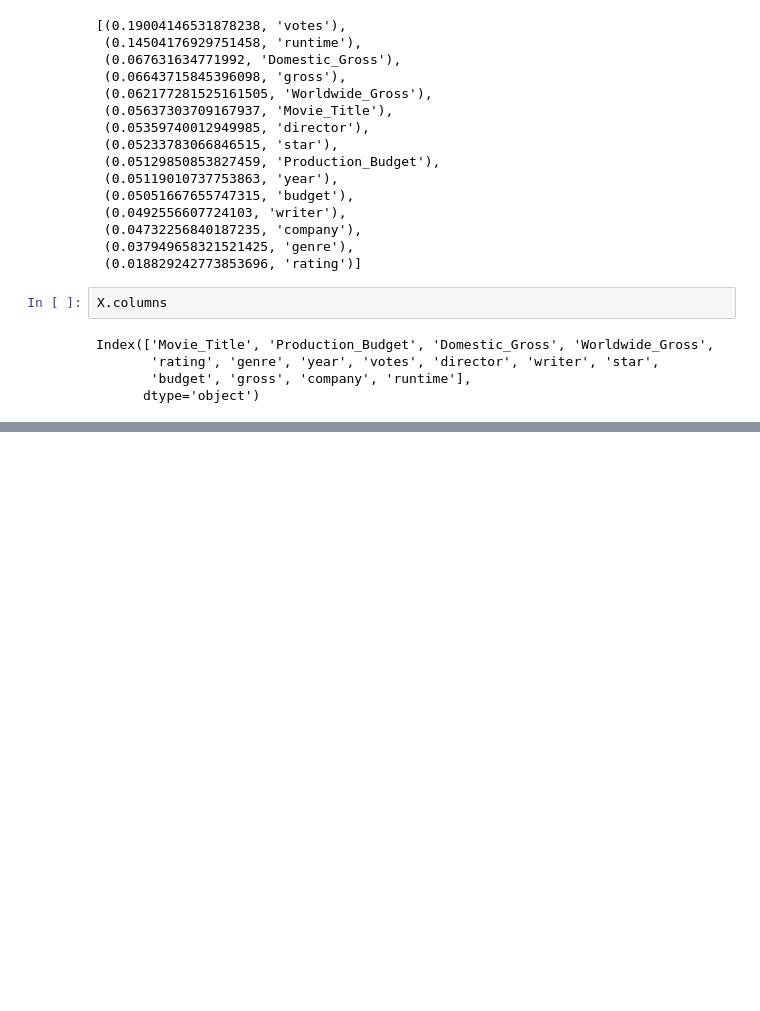
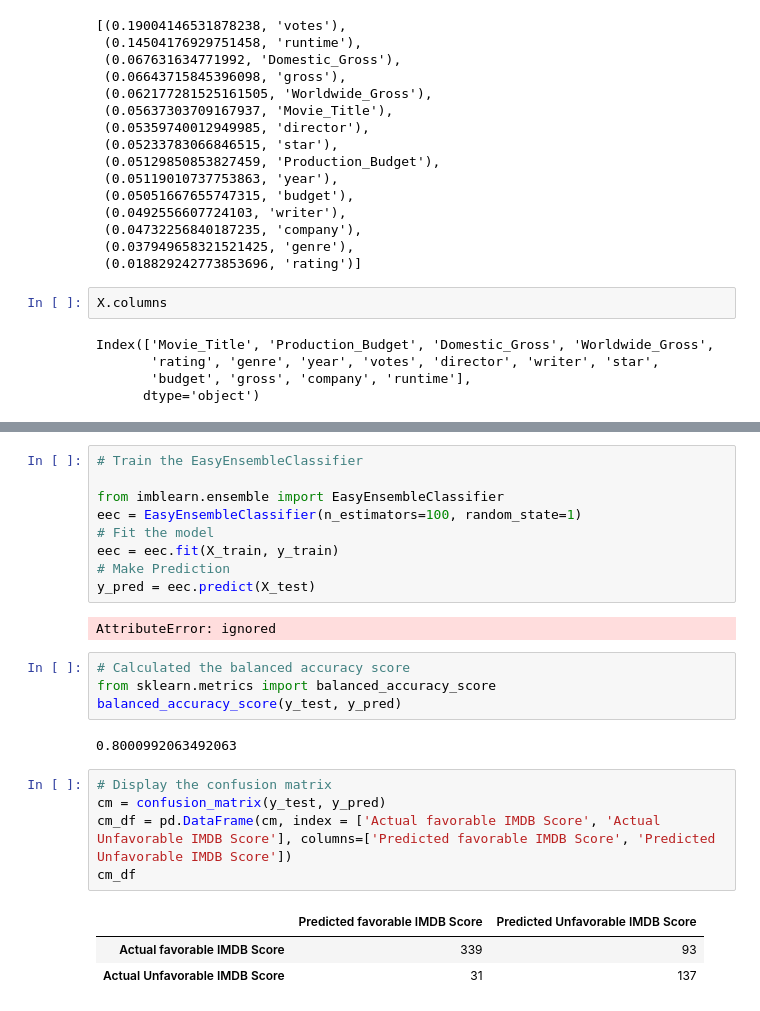
Before and after one commit to Kevin-Cutler/Final-Project, a Jupyter notebook: Class_Project.ipynb, the cells around one changed output, grey strips where cells are left out. Saved outputs shown, nothing was run; the diff lists cells and outputs as text; blank space fills up the shorter version.

```diff
--- a/Class_Project.ipynb
+++ b/Class_Project.ipynb
@@ -624,0 +717,26 @@ viz.show()
+# %%
+# Train the EasyEnsembleClassifier
+
+from imblearn.ensemble import EasyEnsembleClassifier
+eec = EasyEnsembleClassifier(n_estimators=100, random_state=1)
+# Fit the model
+eec = eec.fit(X_train, y_train)
+# Make Prediction
+y_pred = eec.predict(X_test)
+# %% [output]
+AttributeError: ignored
+# %%
+# Calculated the balanced accuracy score
+from sklearn.metrics import balanced_accuracy_score
+balanced_accuracy_score(y_test, y_pred)
+# %% [output]
+0.8000992063492063
+# %%
+# Display the confusion matrix
+cm = confusion_matrix(y_test, y_pred)
+cm_df = pd.DataFrame(cm, index = ['Actual favorable IMDB Score', 'Actual Unfavorable IMDB Score'], columns=['Predicted favorable IMDB Score', 'Predicted Unfavorable IMDB Score'])
+cm_df
+# %% [output]
+|  | Predicted favorable IMDB Score | Predicted Unfavorable IMDB Score |
+| Actual favorable IMDB Score | 339 | 93 |
+| Actual Unfavorable IMDB Score | 31 | 137 |
```
Also changed, not shown: parts of 16 cells of this notebook.
